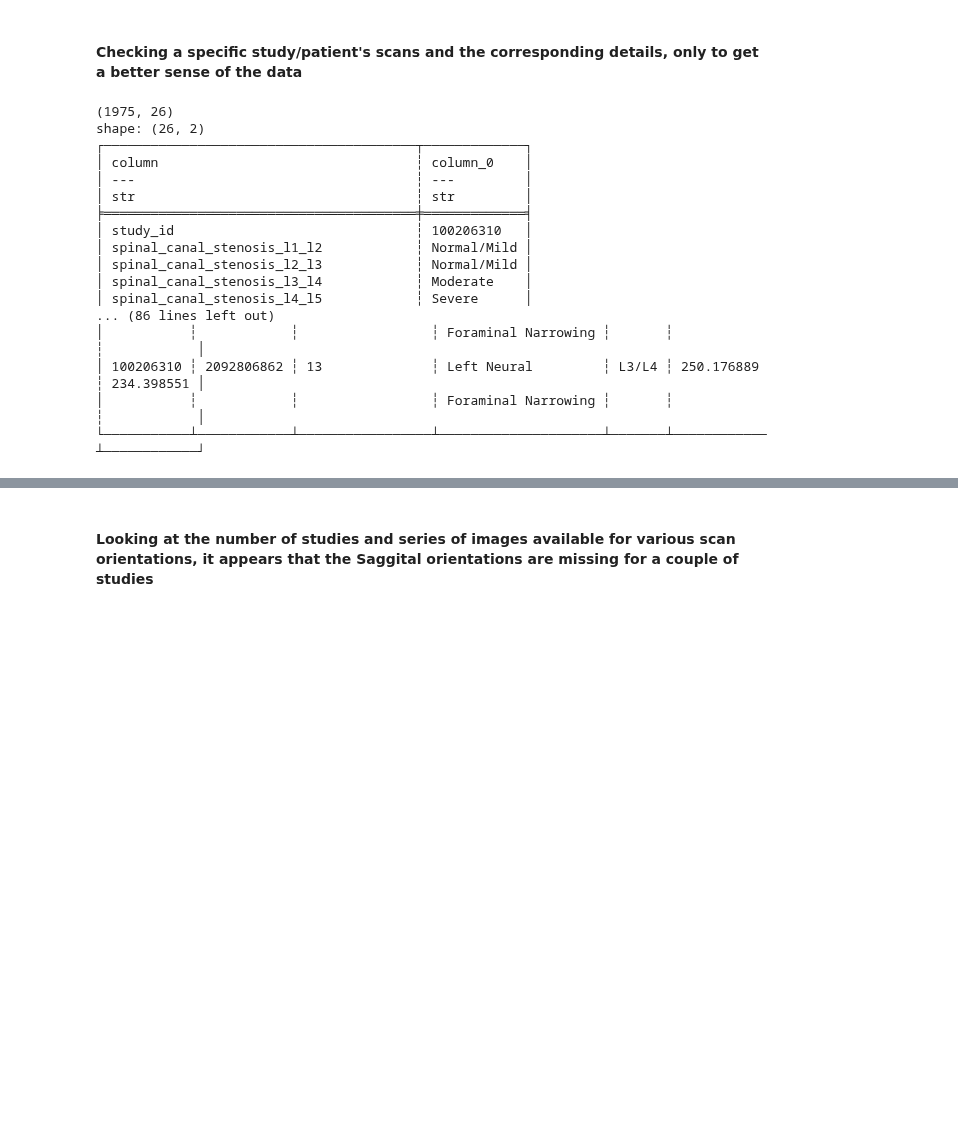
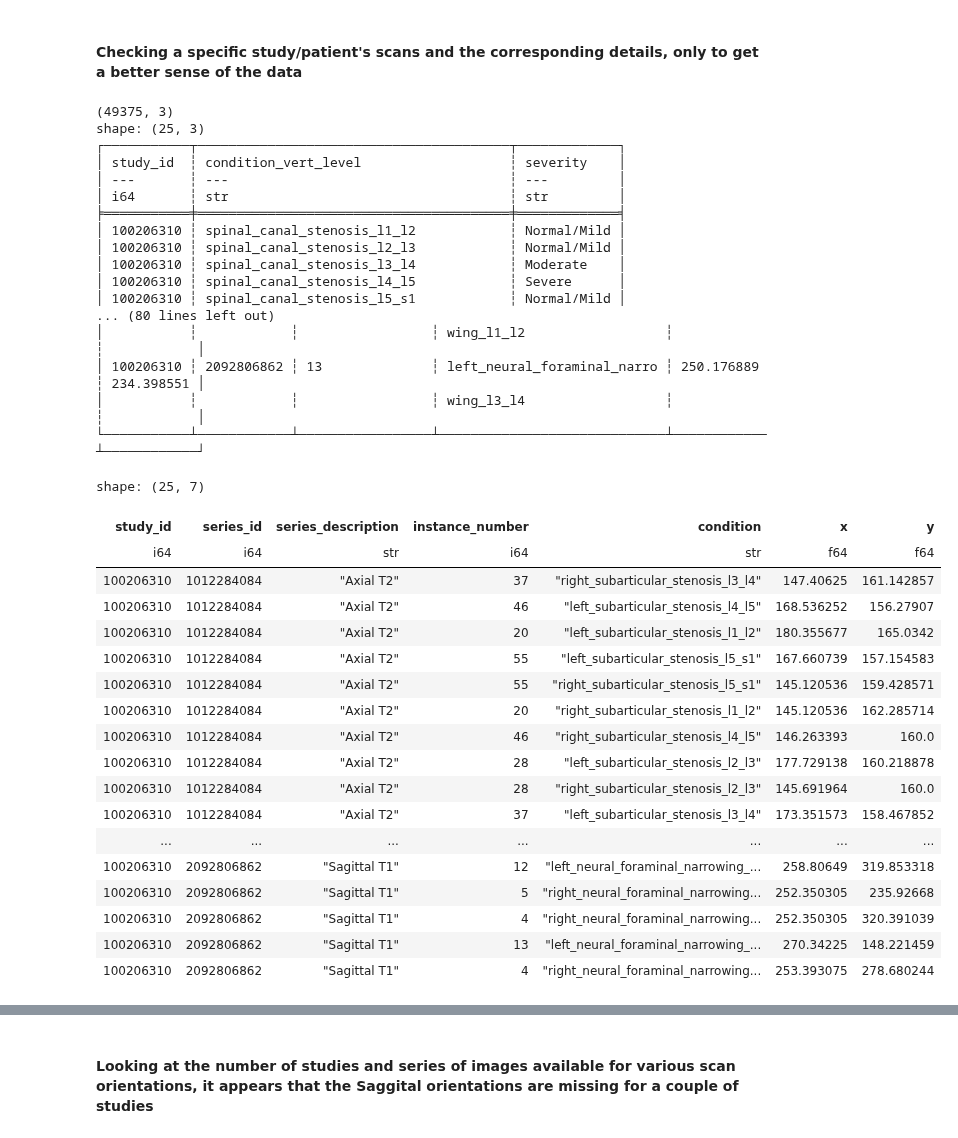
Before and after one commit to sumaniitm/RSNA-2024-Lumbar-Spine-Degenerative-Classification, a Jupyter notebook: primary-problem-study-rsna-2024.ipynb, the cells around one changed output, grey strips where cells are left out. Cells and saved outputs as stored; diff of their text form; code cells hidden in the pictures; blank space fills up the shorter version.

Commit message:
Arriving at final training dataset | 2024_06_30

```diff
--- a/primary-problem-study-rsna-2024.ipynb
+++ b/primary-problem-study-rsna-2024.ipynb
@@ -44,0 +61,6 @@ train_label_coordinates = pl.read_csv('/kaggle/input/rsna-2024-lumbar-spine-dege
+# %%
+train_label_coordinates_formatted = dd.sql("select study_id, series_id, instance_number \
+,lower(replace(condition,' ','_')||'_'||replace(level,'/','_')) as condition, x, y \
+from train_label_coordinates").pl()
+
+train_label_coordinates_formatted.head()
@@ -47,26 +78,58 @@ train_label_coordinates = pl.read_csv('/kaggle/input/rsna-2024-lumbar-spine-dege
 # %%
 pl.Config(fmt_str_lengths=100)
 pl.Config.set_tbl_rows(1000)
-print(train_meta_data.shape)
-print(train_meta_data.filter(pl.col('study_id')==100206310).transpose(include_header=True))
+print(train_meta_data_melted.shape)
+# print(train_meta_data.filter(pl.col('study_id')==100206310).transpose(include_header=True))
+print(train_meta_data_melted.filter(pl.col('study_id')==100206310))
 print(train_series_desc.filter(pl.col('study_id')==100206310))
-print(train_label_coordinates.shape)
-print(train_label_coordinates.filter(pl.col('study_id')==100206310))
+print(train_label_coordinates_formatted.shape)
+print(train_label_coordinates_formatted.filter(pl.col('study_id')==100206310))
 # %% [output]
-(1975, 26)
-shape: (26, 2)
-┌────────────────────────────────────────┬─────────────┐
-│ column                                 ┆ column_0    │
-│ ---                                    ┆ ---         │
-│ str                                    ┆ str         │
-╞════════════════════════════════════════╪═════════════╡
-│ study_id                               ┆ 100206310   │
-│ spinal_canal_stenosis_l1_l2            ┆ Normal/Mild │
-│ spinal_canal_stenosis_l2_l3            ┆ Normal/Mild │
-│ spinal_canal_stenosis_l3_l4            ┆ Moderate    │
-│ spinal_canal_stenosis_l4_l5            ┆ Severe      │
-... (86 lines left out)
-│           ┆            ┆                 ┆ Foraminal Narrowing ┆       ┆            ┆            │
-│ 100206310 ┆ 2092806862 ┆ 13              ┆ Left Neural         ┆ L3/L4 ┆ 250.176889 ┆ 234.398551 │
-│           ┆            ┆                 ┆ Foraminal Narrowing ┆       ┆            ┆            │
-└───────────┴────────────┴─────────────────┴─────────────────────┴───────┴────────────┴────────────┘
+(49375, 3)
+shape: (25, 3)
+┌───────────┬────────────────────────────────────────┬─────────────┐
+│ study_id  ┆ condition_vert_level                   ┆ severity    │
+│ ---       ┆ ---                                    ┆ ---         │
+│ i64       ┆ str                                    ┆ str         │
+╞═══════════╪════════════════════════════════════════╪═════════════╡
+│ 100206310 ┆ spinal_canal_stenosis_l1_l2            ┆ Normal/Mild │
+│ 100206310 ┆ spinal_canal_stenosis_l2_l3            ┆ Normal/Mild │
+│ 100206310 ┆ spinal_canal_stenosis_l3_l4            ┆ Moderate    │
+│ 100206310 ┆ spinal_canal_stenosis_l4_l5            ┆ Severe      │
+│ 100206310 ┆ spinal_canal_stenosis_l5_s1            ┆ Normal/Mild │
+... (80 lines left out)
+│           ┆            ┆                 ┆ wing_l1_l2                  ┆            ┆            │
+│ 100206310 ┆ 2092806862 ┆ 13              ┆ left_neural_foraminal_narro ┆ 250.176889 ┆ 234.398551 │
+│           ┆            ┆                 ┆ wing_l3_l4                  ┆            ┆            │
+└───────────┴────────────┴─────────────────┴─────────────────────────────┴────────────┴────────────┘
+# %%
+pl.Config(fmt_str_lengths=100)
+pl.Config.set_tbl_rows(1000)
+
+train_series_coordinates = dd.sql("select t1.study_id, t1.series_id, t1.series_description, t2.instance_number \
+,t2.condition, t2.x, t2.y \
+from train_series_desc t1 left join train_label_coordinates_formatted t2 \
+on t1.study_id = t2.study_id and t1.series_id = t2.series_id \
+").pl()
+
+train_series_coordinates.filter(pl.col('study_id')==100206310).sort(['study_id','series_id'])
+# %% [output]
+shape: (25, 7)
+| study_id | series_id | series_description | instance_number | condition | x | y |
+| i64 | i64 | str | i64 | str | f64 | f64 |
+| 100206310 | 1012284084 | "Axial T2" | 37 | "right_subarticular_stenosis_l3_l4" | 147.40625 | 161.142857 |
+| 100206310 | 1012284084 | "Axial T2" | 46 | "left_subarticular_stenosis_l4_l5" | 168.536252 | 156.27907 |
+| 100206310 | 1012284084 | "Axial T2" | 20 | "left_subarticular_stenosis_l1_l2" | 180.355677 | 165.0342 |
+| 100206310 | 1012284084 | "Axial T2" | 55 | "left_subarticular_stenosis_l5_s1" | 167.660739 | 157.154583 |
+| 100206310 | 1012284084 | "Axial T2" | 55 | "right_subarticular_stenosis_l5_s1" | 145.120536 | 159.428571 |
+| 100206310 | 1012284084 | "Axial T2" | 20 | "right_subarticular_stenosis_l1_l2" | 145.120536 | 162.285714 |
+| 100206310 | 1012284084 | "Axial T2" | 46 | "right_subarticular_stenosis_l4_l5" | 146.263393 | 160.0 |
+| 100206310 | 1012284084 | "Axial T2" | 28 | "left_subarticular_stenosis_l2_l3" | 177.729138 | 160.218878 |
+| 100206310 | 1012284084 | "Axial T2" | 28 | "right_subarticular_stenosis_l2_l3" | 145.691964 | 160.0 |
+| 100206310 | 1012284084 | "Axial T2" | 37 | "left_subarticular_stenosis_l3_l4" | 173.351573 | 158.467852 |
+| ... | ... | ... | ... | ... | ... | ... |
+| 100206310 | 2092806862 | "Sagittal T1" | 12 | "left_neural_foraminal_narrowing_... | 258.80649 | 319.853318 |
+| 100206310 | 2092806862 | "Sagittal T1" | 5 | "right_neural_foraminal_narrowing... | 252.350305 | 235.92668 |
+| 100206310 | 2092806862 | "Sagittal T1" | 4 | "right_neural_foraminal_narrowing... | 252.350305 | 320.391039 |
+| 100206310 | 2092806862 | "Sagittal T1" | 13 | "left_neural_foraminal_narrowing_... | 270.34225 | 148.221459 |
+| 100206310 | 2092806862 | "Sagittal T1" | 4 | "right_neural_foraminal_narrowing... | 253.393075 | 278.680244 |
```
Also changed, not shown: parts of 7 cells of this notebook.
